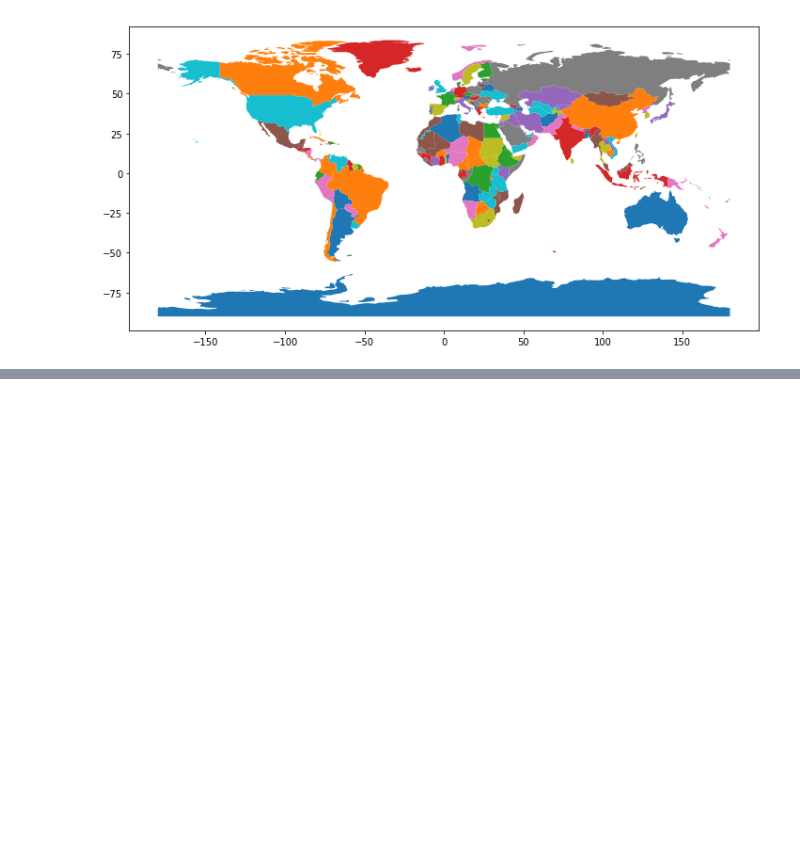
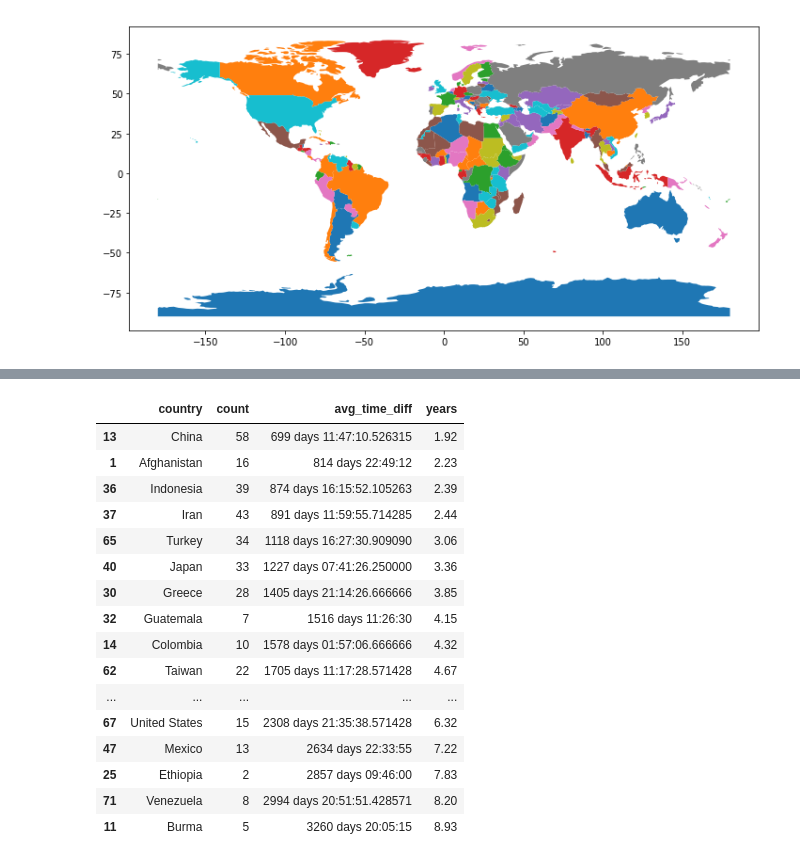
Before and after one commit to asidamo/Earthquakes-Analysis, a Jupyter notebook: DQ3_Andrew.ipynb, the cells around one changed output, grey strips where cells are left out. Saved outputs shown, nothing was run; the diff lists cells and outputs as text; code cells hidden in the pictures; blank space fills up the shorter version.

```diff
--- a/DQ3_Andrew.ipynb
+++ b/DQ3_Andrew.ipynb
@@ -640,0 +796,22 @@ map_hooray
+# %%
+time_diff_6_7['years'] = (time_diff_6_7.avg_time_diff.dt.days / 365).round(2)
+
+time_diff_6_7.sort_values(by='years', ascending=True).head(20)
+# %% [output]
+|  | country | count | avg_time_diff | years |
+| 13 | China | 58 | 699 days 11:47:10.526315 | 1.92 |
+| 1 | Afghanistan | 16 | 814 days 22:49:12 | 2.23 |
+| 36 | Indonesia | 39 | 874 days 16:15:52.105263 | 2.39 |
+| 37 | Iran | 43 | 891 days 11:59:55.714285 | 2.44 |
+| 65 | Turkey | 34 | 1118 days 16:27:30.909090 | 3.06 |
+| 40 | Japan | 33 | 1227 days 07:41:26.250000 | 3.36 |
+| 30 | Greece | 28 | 1405 days 21:14:26.666666 | 3.85 |
+| 32 | Guatemala | 7 | 1516 days 11:26:30 | 4.15 |
+| 14 | Colombia | 10 | 1578 days 01:57:06.666666 | 4.32 |
+| 62 | Taiwan | 22 | 1705 days 11:17:28.571428 | 4.67 |
+| ... | ... | ... | ... | ... |
+| 67 | United States | 15 | 2308 days 21:35:38.571428 | 6.32 |
+| 47 | Mexico | 13 | 2634 days 22:33:55 | 7.22 |
+| 25 | Ethiopia | 2 | 2857 days 09:46:00 | 7.83 |
+| 71 | Venezuela | 8 | 2994 days 20:51:51.428571 | 8.20 |
+| 11 | Burma | 5 | 3260 days 20:05:15 | 8.93 |
```
Also changed, not shown: parts of 29 cells of this notebook.
